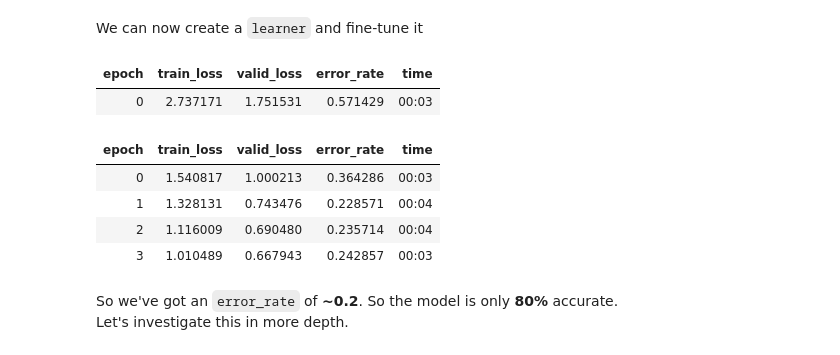
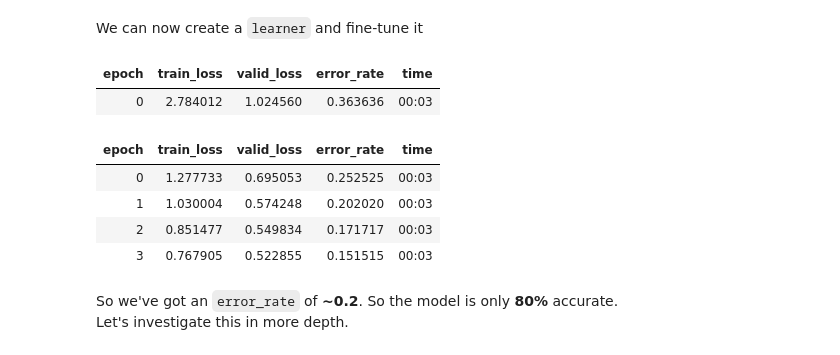
Before and after one commit to Darkblazer21/vehicle_classifier, a Jupyter notebook: vehicle_classifier.ipynb, the cells around one changed output. Cells and saved outputs as stored; diff of their text form; code cells hidden in the pictures.

```diff
--- a/vehicle_classifier.ipynb
+++ b/vehicle_classifier.ipynb
@@ -181,16 +181,16 @@ We can now start training our model!
 # %% [markdown]
 We can now create a `learner` and fine-tune it
 # %%
-learner = vision_learner(dls, resnet18, metrics=error_rate)
-learner.fine_tune(4)
+learn = vision_learner(dls, resnet18, metrics=error_rate)
+learn.fine_tune(4)
 # %% [output]
 | epoch | train_loss | valid_loss | error_rate | time |
-| 0 | 2.737171 | 1.751531 | 0.571429 | 00:03 |
+| 0 | 2.784012 | 1.024560 | 0.363636 | 00:03 |
 | epoch | train_loss | valid_loss | error_rate | time |
-| 0 | 1.540817 | 1.000213 | 0.364286 | 00:03 |
-| 1 | 1.328131 | 0.743476 | 0.228571 | 00:04 |
-| 2 | 1.116009 | 0.690480 | 0.235714 | 00:04 |
-| 3 | 1.010489 | 0.667943 | 0.242857 | 00:03 |
+| 0 | 1.277733 | 0.695053 | 0.252525 | 00:03 |
+| 1 | 1.030004 | 0.574248 | 0.202020 | 00:03 |
+| 2 | 0.851477 | 0.549834 | 0.171717 | 00:03 |
+| 3 | 0.767905 | 0.522855 | 0.151515 | 00:03 |
 # %% [markdown]
 So we've got an `error_rate` of **~0.2**. So the model is only **80%** accurate. <br>Let's investigate this in more depth.
 # %% [markdown]
```
Also changed, not shown: parts of 34 cells of this notebook.
